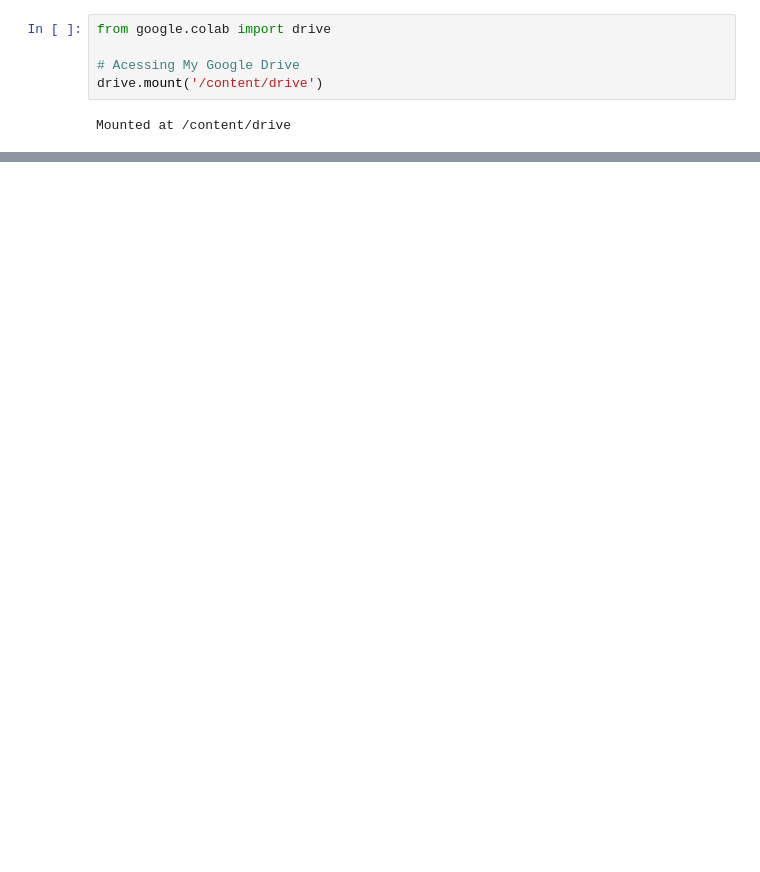
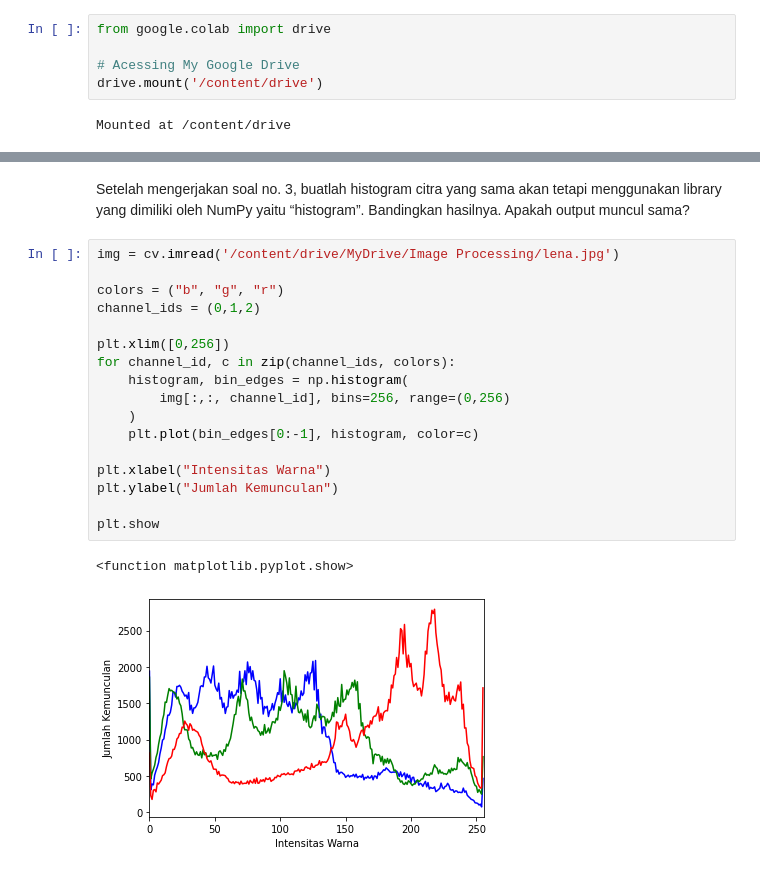
Before and after one commit to hunaynr/PCVK_Genap_2021, a Jupyter notebook: Week6.ipynb, the cells around one changed output, grey strips where cells are left out. Saved outputs shown, nothing was run; the diff lists cells and outputs as text; blank space fills up the shorter version.

```diff
--- a/Week6.ipynb
+++ b/Week6.ipynb
@@ -17,0 +56,22 @@ minggu ke-6 berikut
+# %% [markdown]
+Setelah mengerjakan soal no. 3, buatlah histogram citra yang sama akan tetapi menggunakan library yang dimiliki oleh NumPy yaitu “histogram”. Bandingkan hasilnya. Apakah output muncul sama?
+# %%
+img = cv.imread('/content/drive/MyDrive/Image Processing/lena.jpg')
+
+colors = ("b", "g", "r")
+channel_ids = (0,1,2)
+
+plt.xlim([0,256])
+for channel_id, c in zip(channel_ids, colors):
+    histogram, bin_edges = np.histogram(
+        img[:,:, channel_id], bins=256, range=(0,256)
+    )
+    plt.plot(bin_edges[0:-1], histogram, color=c)
+
+plt.xlabel("Intensitas Warna")
+plt.ylabel("Jumlah Kemunculan")
+
+plt.show
+# %% [output]
+<function matplotlib.pyplot.show>
+[figure, added]
```
Also changed, not shown: parts of 5 cells of this notebook.
